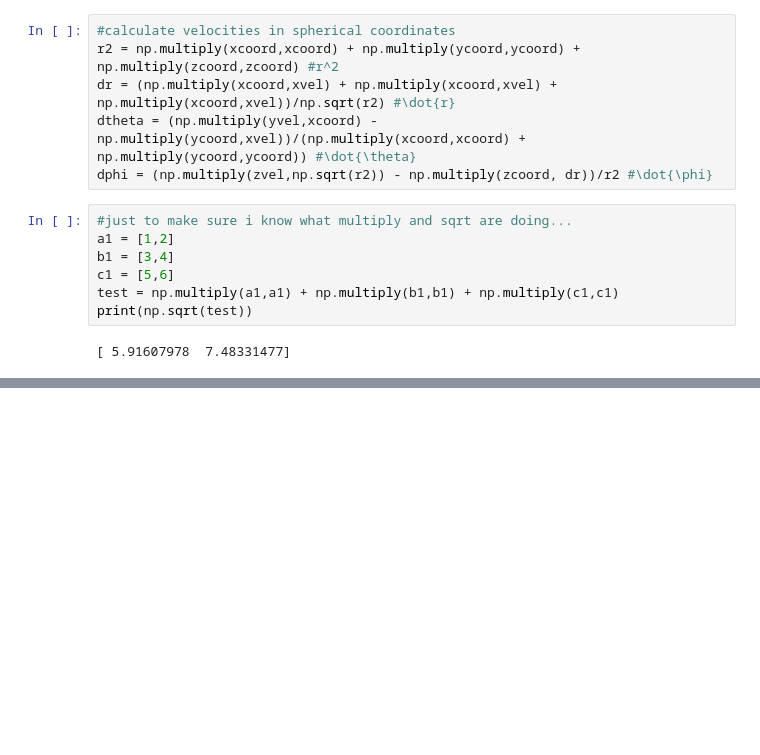
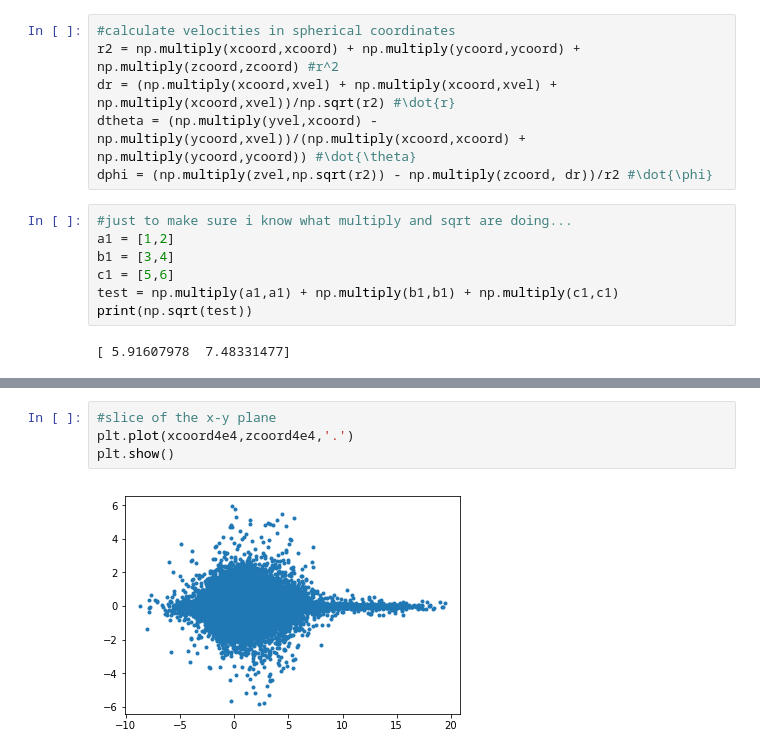
Before and after one commit to bluefatima/PandaRepo, a Jupyter notebook: galaxiaTest.ipynb, the cells around one changed output, grey strips where cells are left out. Cells and saved outputs as stored; diff of their text form; blank space fills up the shorter version.

```diff
--- a/galaxiaTest.ipynb
+++ b/galaxiaTest.ipynb
@@ -123,0 +172,6 @@ print(np.sqrt(test))
+# %%
+#slice of the x-y plane
+plt.plot(xcoord4e4,zcoord4e4,'.')
+plt.show()
+# %% [output]
+[figure, added]
```
Also changed, not shown: parts of 26 cells of this notebook.
